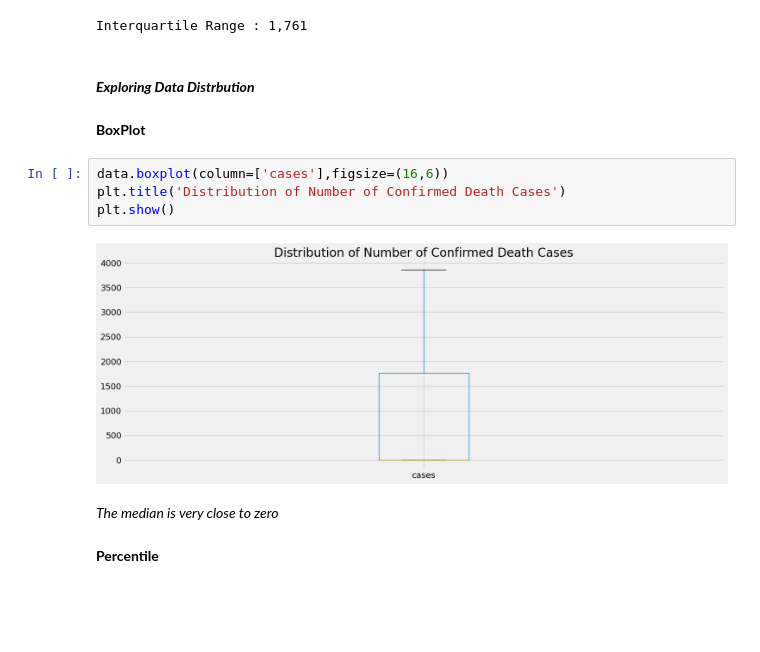
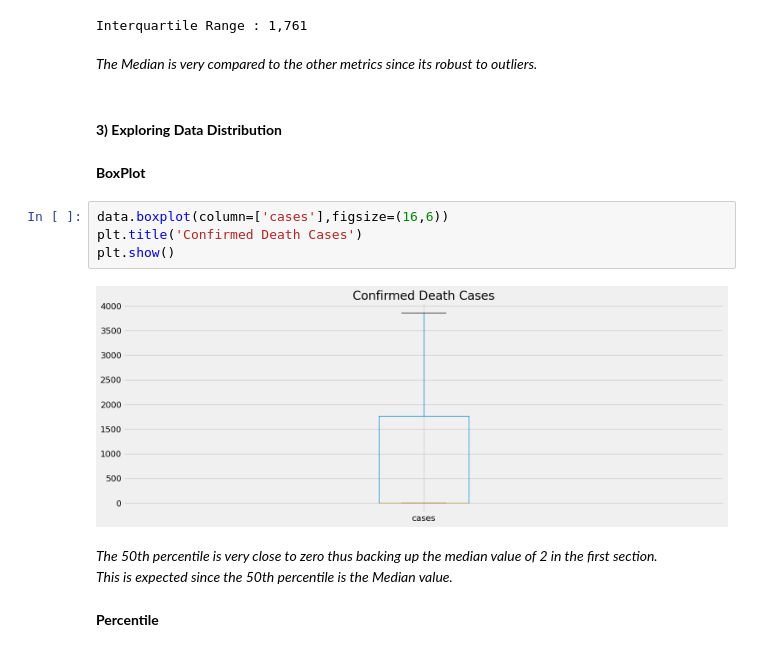
Before and after one commit to adrianjuliusaluoch/Ebola_Time_Series_Analysis, a Jupyter notebook: ebola_time_series.ipynb, the cells around one changed output. Cells and saved outputs as stored; diff of their text form; blank space fills up the shorter version.

```diff
--- a/ebola_time_series.ipynb
+++ b/ebola_time_series.ipynb
@@ -191,18 +201,20 @@ iqr1,iqr2=np.percentile(data['cases'],[75,25])
 print(f"Interquartile Range : {np.subtract(iqr1,iqr2):,.0f}")
 # %% [output]
 Interquartile Range : 1,761
+# %% [markdown]
+*The Median is very compared to the other metrics since its robust to outliers.*
 # %% [markdown]
-#### ***Exploring Data Distrbution***
+#### ****3) Exploring Data Distribution****
 # %% [markdown]
 **BoxPlot**
 # %%
 data.boxplot(column=['cases'],figsize=(16,6))
-plt.title('Distribution of Number of Confirmed Death Cases')
+plt.title('Confirmed Death Cases')
 plt.show()
 # %% [output]
-[figure, old version]
+[figure, new version]
-# %% [markdown]
-*The median is very close to zero*
+# %% [markdown]
+*The 50th percentile is very close to zero thus backing up the median value of 2 in the first section.<br/>This is expected since the 50th percentile is the Median value.*
 # %% [markdown]
 **Percentile**
 # %%
```
Also changed, not shown: parts of 99 cells of this notebook.
